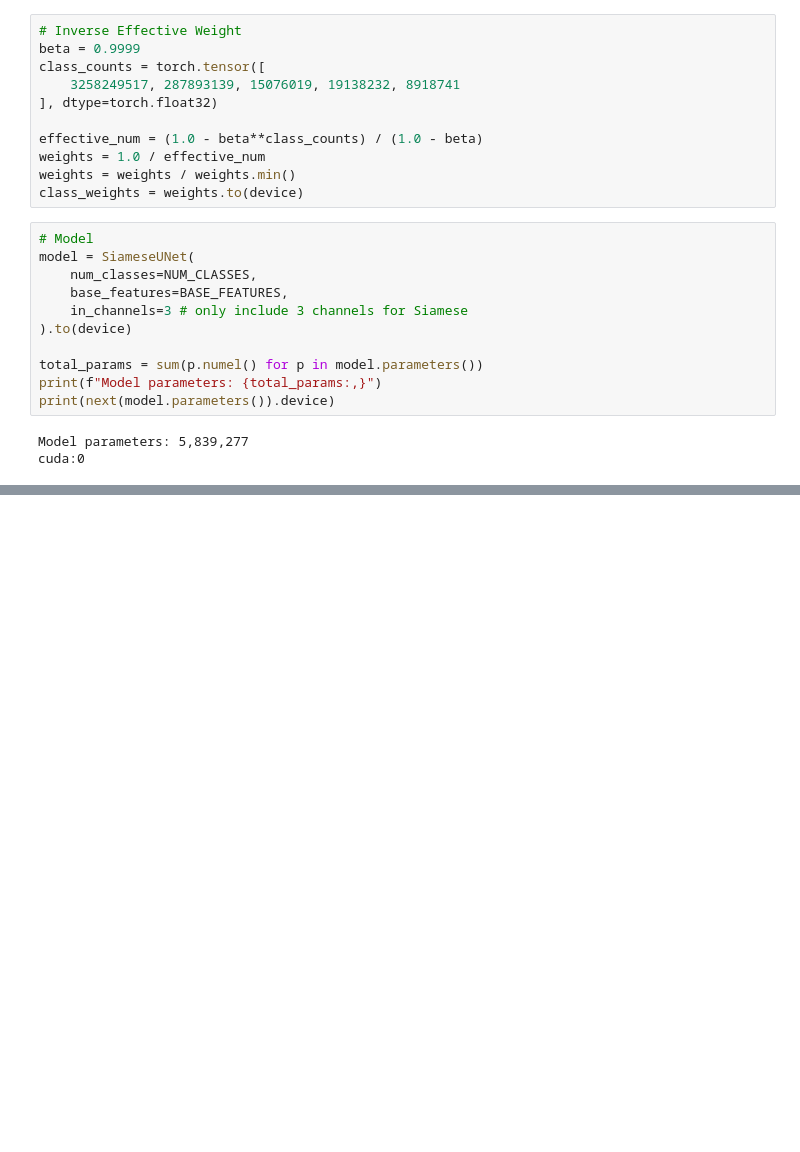
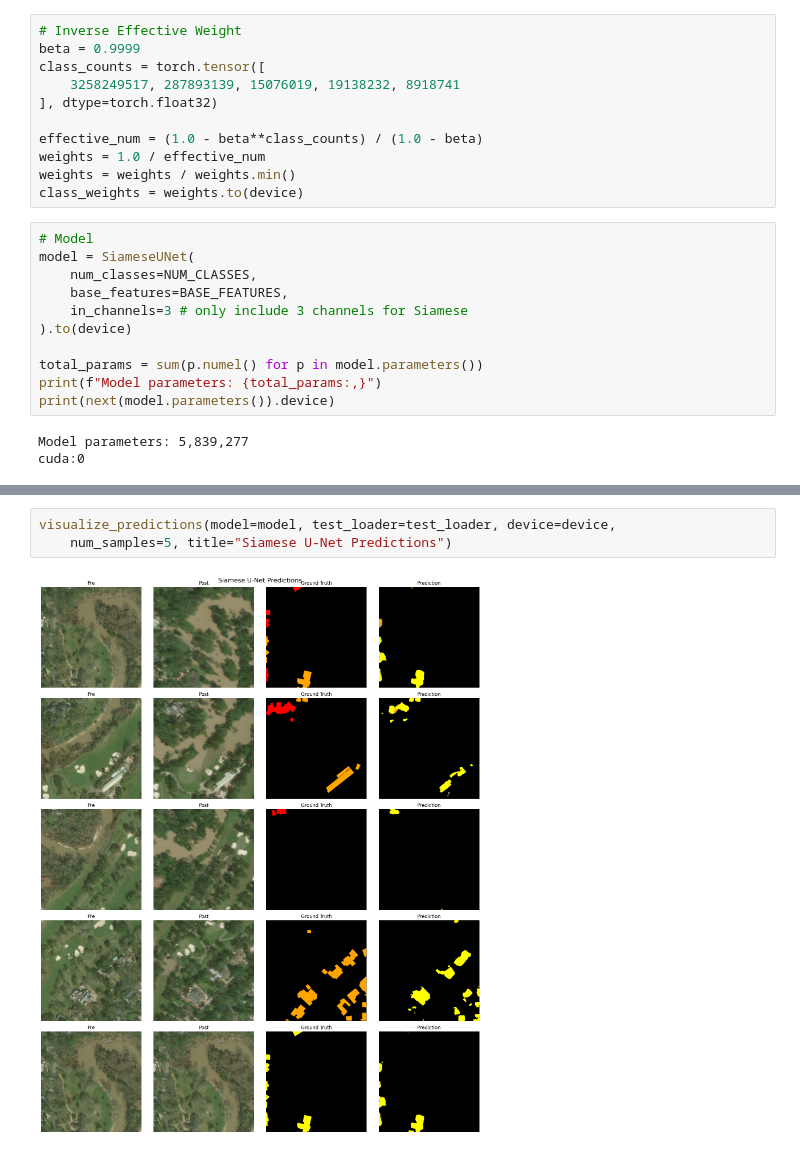
Before and after one commit to linbenji/Damage_Assessment_on_xBD, a Jupyter notebook: Model_Architectures Notebooks/ohem_Siamese_UNet.ipynb, the cells around one changed output, grey strips where cells are left out. Drawn from its saved outputs; the diff is of its cells as text; blank space fills up the shorter version.

```diff
--- a/Model_Architectures Notebooks/ohem_Siamese_UNet.ipynb
+++ b/Model_Architectures Notebooks/ohem_Siamese_UNet.ipynb
@@ -219,0 +310,5 @@ Unclassified      0.0311   0.1535   0.0376
+# %%
+visualize_predictions(model=model, test_loader=test_loader, device=device,
+    num_samples=5, title="Siamese U-Net Predictions")
+# %% [output]
+[figure, added]
```
Also changed, not shown: parts of 6 cells of this notebook, 2 other files.
